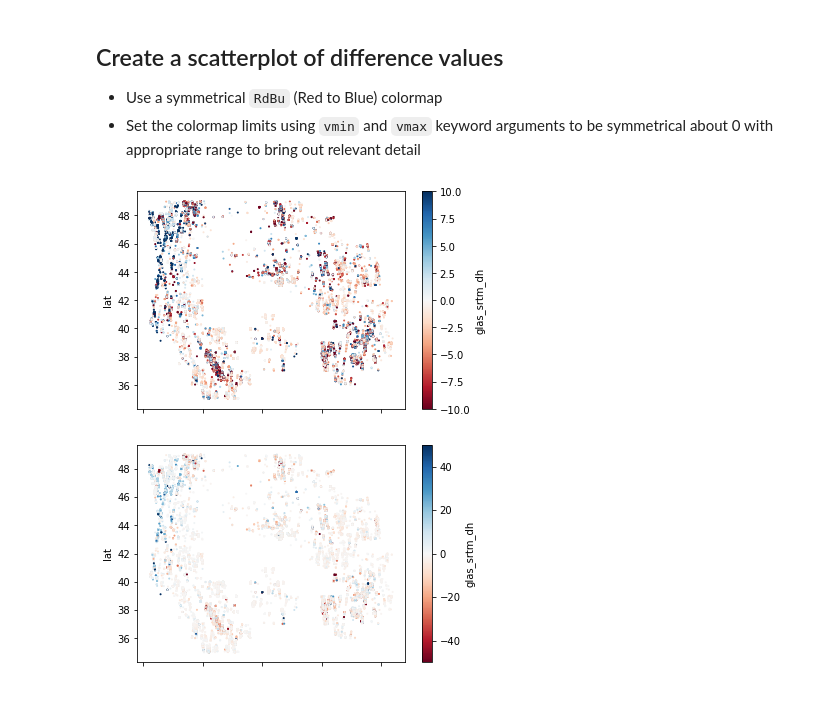
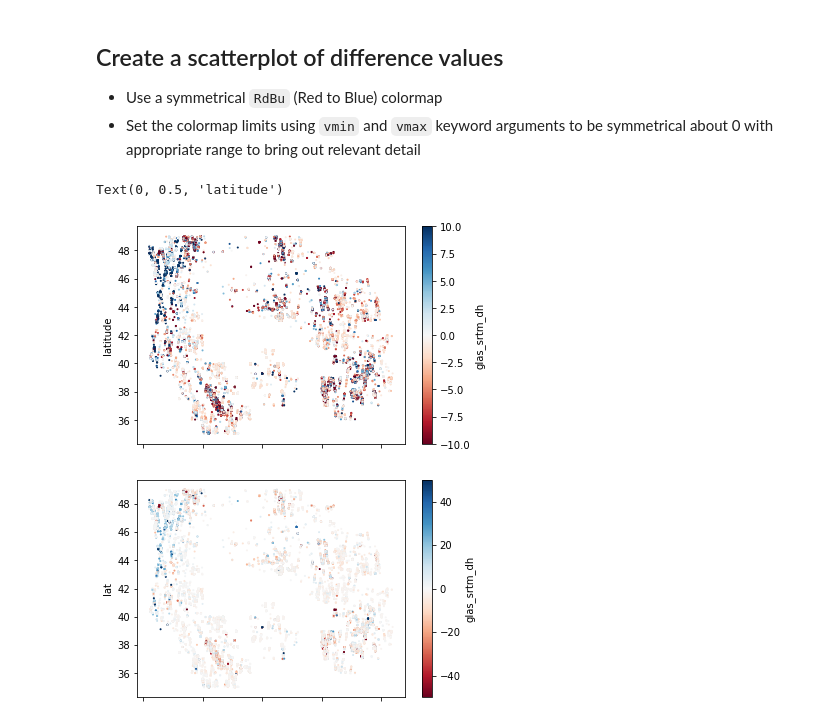
Before and after one commit to ICESAT-2HackWeek/ICESat2_hackweek_tutorials, a Jupyter notebook: 08_GeospatialAnalysis_Shean/shean_ICESat-2_hackweek_tutorial_GeospatialAnalysis_rendered.ipynb, the cells around one changed output. Saved outputs shown, nothing was run; the diff lists cells and outputs as text; code cells hidden in the pictures.

```diff
--- a/08_GeospatialAnalysis_Shean/shean_ICESat-2_hackweek_tutorial_GeospatialAnalysis_rendered.ipynb
+++ b/08_GeospatialAnalysis_Shean/shean_ICESat-2_hackweek_tutorial_GeospatialAnalysis_rendered.ipynb
@@ -312,8 +330,10 @@ glas_df.head()
 * Set the colormap limits using `vmin` and `vmax` keyword arguments to be symmetrical about 0 with appropriate range to bring out relevant detail
 # %%
 ax = glas_df.plot(x='lon', y='lat', kind='scatter', c='glas_srtm_dh', s=1, cmap='RdBu', vmin=-10, vmax=10)
+ax.set_ylabel('latitude')
 # %% [output]
+Text(0, 0.5, 'latitude')
-[figure, old version]
+[figure, new version]
 # %%
 ax = glas_df.plot(x='lon', y='lat', kind='scatter', c='glas_srtm_dh', s=1, cmap='RdBu', vmin=-50, vmax=50)
 # %% [output]
```
Also changed, not shown: parts of 41 cells of this notebook, 1 other file.
